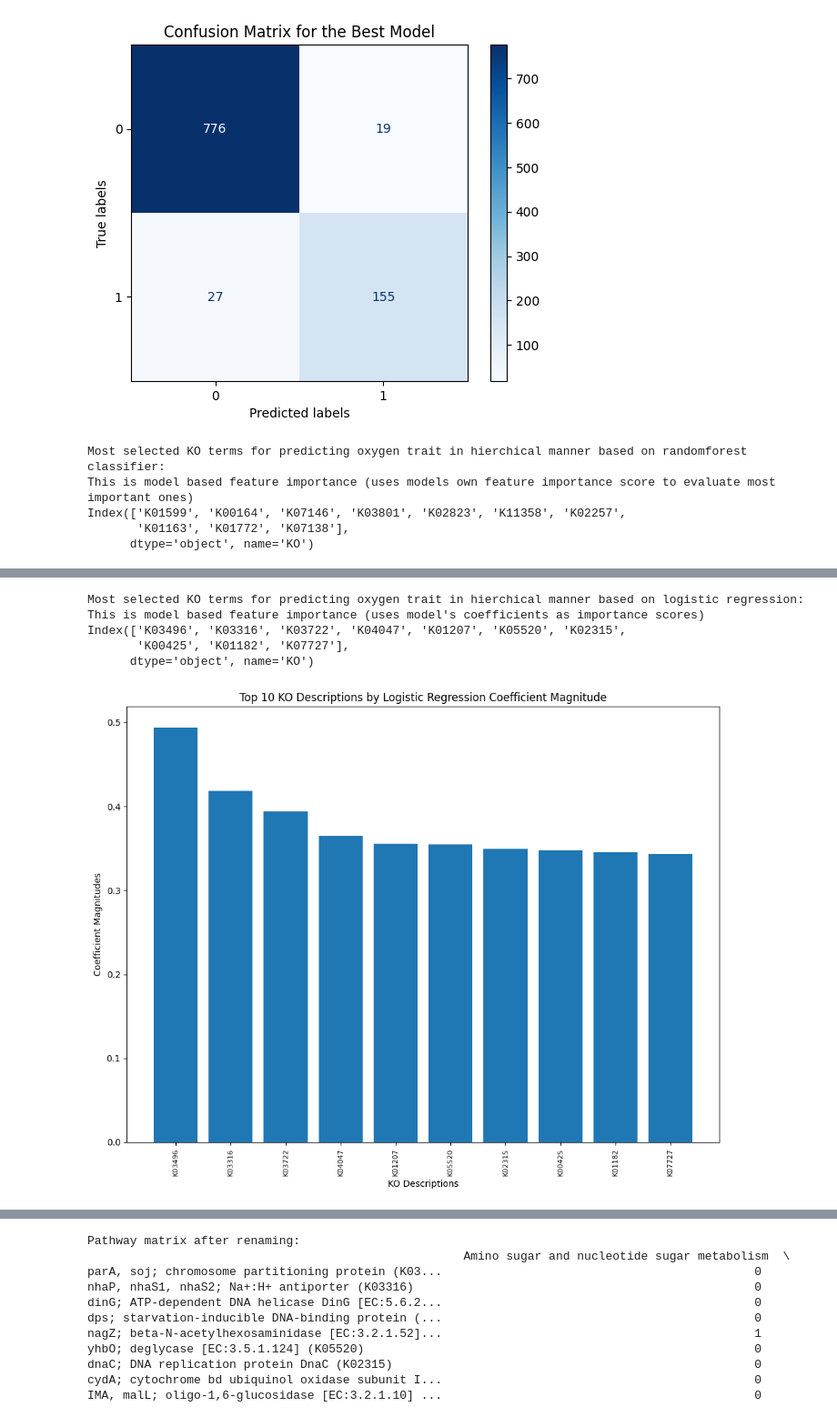
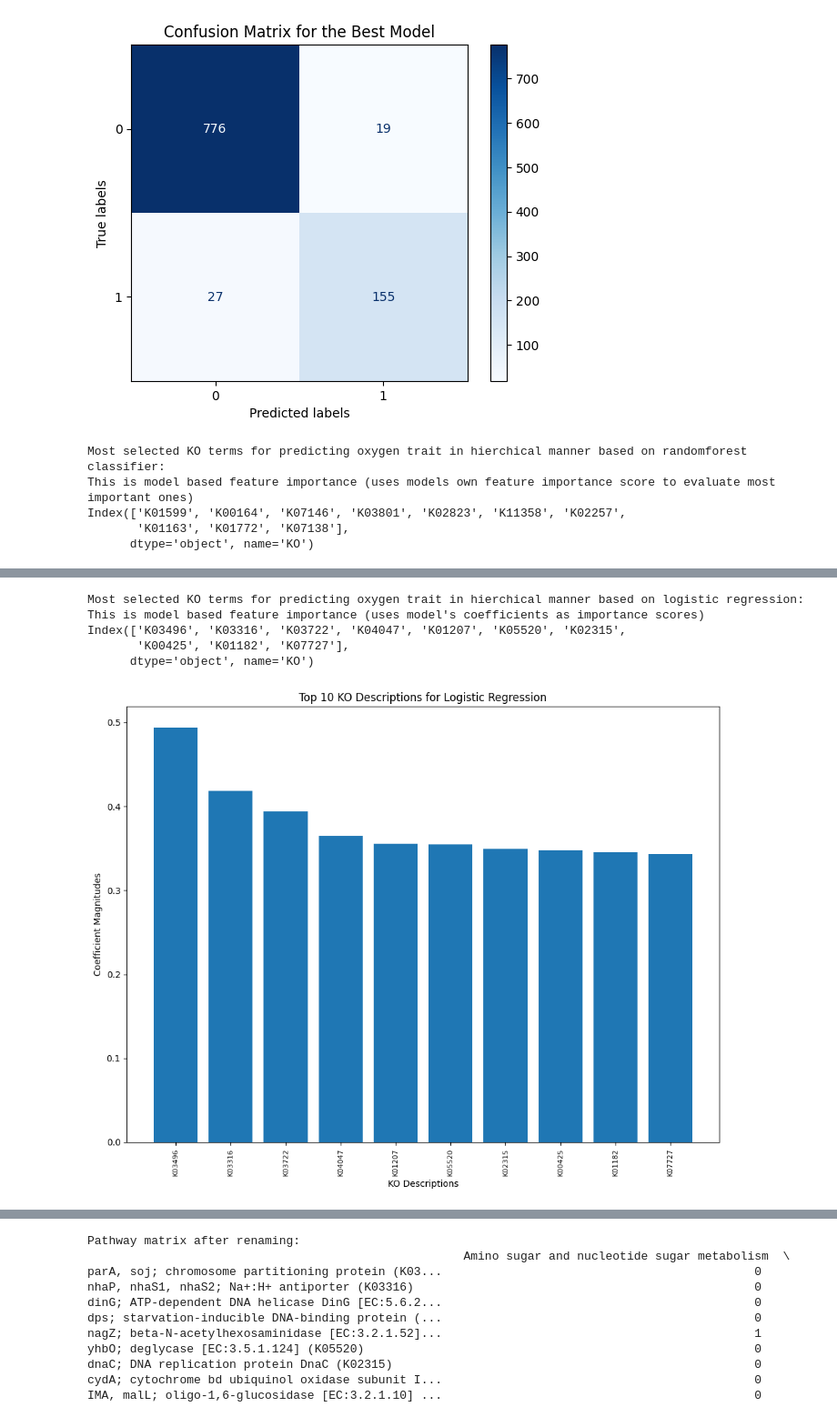
Before and after one commit to Ellaermeg/Eliah-Masters, a Jupyter notebook: KOs/Grouped pipeline.ipynb, the cells around one changed output, grey strips where cells are left out. Shown at 91% size. Saved outputs shown, nothing was run; the diff lists cells and outputs as text; code cells hidden in the pictures.

```diff
--- a/KOs/Grouped pipeline.ipynb
+++ b/KOs/Grouped pipeline.ipynb
@@ -311,7 +311,7 @@ plt.bar(range(len(sorted_labels)), sorted_scores)
 plt.xticks(range(len(sorted_labels)), selected_features, rotation='vertical', fontsize=8)
 plt.xlabel('KO Descriptions')
 plt.ylabel('Importance Scores')
-plt.title('Top 10 KO Descriptions by Importance Score')
+plt.title('Top 10 KO Descriptions for Random forests')
 plt.tight_layout()
 plt.show()
 
@@ -337,32 +337,32 @@ print("Most selected KO terms for predicting oxygen trait in hierchical manner b
 print("This is model based feature importance (uses model's coefficients as importance scores)")
 print(selected_features_lr)
 
 #Translate selected KO terms to their descriptions
 translated_sorted_features = translate_ko_terms(list(selected_features_lr))
 
 # Prepare labels and scores for plotting
 labels_lr = [translated_sorted_features[ko] for ko in selected_features_lr]
 sorted_labels_lr = [labels[idx] for idx in range(len(labels))]
 
 # Plotting with translated names
 plt.figure(figsize=(10, 8))
 plt.bar(range(len(sorted_labels_lr)), np.abs(sorted_scores_lr))  # Use absolute value for visualization
 plt.xticks(range(len(sorted_labels_lr)), translated_sorted_features, rotation='vertical', fontsize=8)
 plt.xlabel('KO Descriptions')
 plt.ylabel('Coefficient Magnitudes')
-plt.title('Top 10 KO Descriptions by Logistic Regression Coefficient Magnitude')
+plt.title('Top 10 KO Descriptions for Logistic Regression')
 plt.tight_layout()
 plt.show()
 # %% [output]
 Most selected KO terms for predicting oxygen trait in hierchical manner based on randomforest classifier:
 This is model based feature importance (uses models own feature importance score to evaluate most important ones)
 Index(['K01599', 'K00164', 'K07146', 'K03801', 'K02823', 'K11358', 'K02257',
        'K01163', 'K01772', 'K07138'],
       dtype='object', name='KO')
 [figure]
 Most selected KO terms for predicting oxygen trait in hierchical manner based on logistic regression:
 This is model based feature importance (uses model's coefficients as importance scores)
 Index(['K03496', 'K03316', 'K03722', 'K04047', 'K01207', 'K05520', 'K02315',
        'K00425', 'K01182', 'K07727'],
       dtype='object', name='KO')
-[figure, old version]
+[figure, new version]
```
Also changed, not shown: parts of 1 cell of this notebook.
